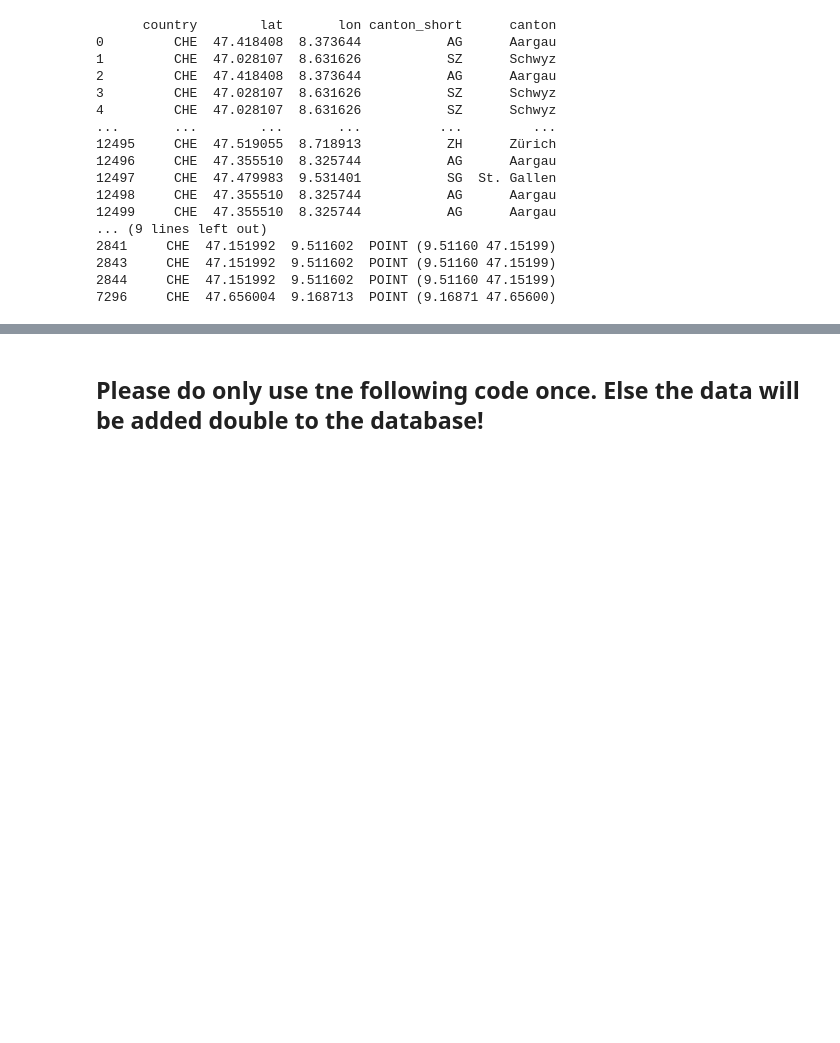
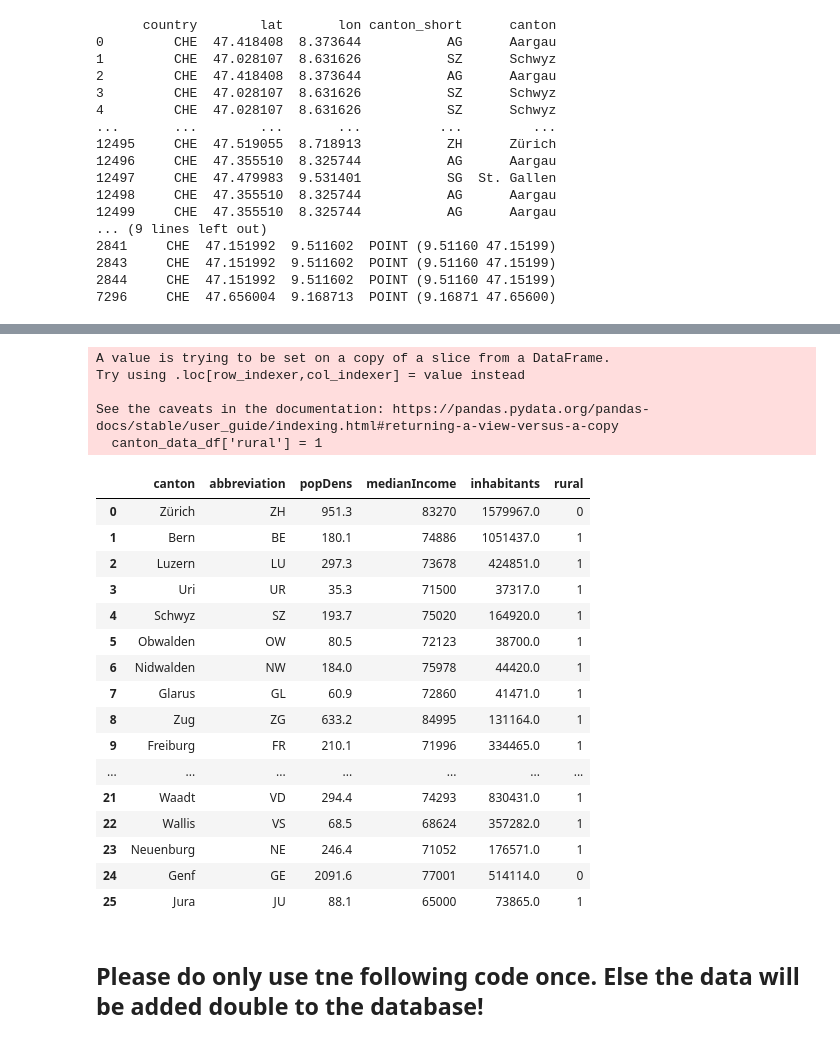
Before and after one commit to matissch/analytics_project, a Jupyter notebook: join_geodata_with_cantons.ipynb, the cells around one changed output, grey strips where cells are left out. Drawn from its saved outputs; the diff is of its cells as text; code cells hidden in the pictures; blank space fills up the shorter version.

```diff
--- a/join_geodata_with_cantons.ipynb
+++ b/join_geodata_with_cantons.ipynb
@@ -141,19 +141,20 @@ print(unmatched_chargers)
 7296     CHE  47.656004  9.168713  POINT (9.16871 47.65600)
 # %%
 df = get_pop_dens()
-
 df_inhabitant = df[['GEO_NAME', 'UNIT', 'VALUE']]
 df_inhabitant = df_inhabitant[df_inhabitant['UNIT'] == "Einwohner/Innen"]
 df_popDens = df[['GEO_NAME', 'UNIT', 'VALUE']]
 df_popDens = df_popDens[df_popDens['UNIT'] != "Einwohner/Innen"]
 
+#adding Freiburg, bc is was missing
 
-#result_df = pd.merge(df_clean, df_popDens, left_on='canton_standart', right_on='GEO_NAME', how='left')
+# Create a new DataFrame for the new row
+new_row_popDens = pd.DataFrame([{'GEO_NAME':'Freiburg', 'UNIT':'Einwohner pro km²', 'VALUE':210.1}])
+new_row_inhabitants = pd.DataFrame([{'GEO_NAME':'Freiburg', 'UNIT':'Einwohner/Innen', 'VALUE':334465}])
 
-#adding Freiburg, bc is was missing
-df_inhabitant.loc[25] = ('Freiburg','Einwohner/Innen', 334465)
+# Concatenate df_popDens and the new row
+df_popDens = pd.concat([df_popDens, new_row_popDens], ignore_index=True)
+df_inhabitants = pd.concat([df_inhabitant, new_row_inhabitants], ignore_index=True)
+
+df_popDens.rename(columns={'VALUE':'popDens', 'GEO_NAME': 'canton'}, inplace=True)
 df_inhabitant.rename(columns={'VALUE':'inhabitants', 'GEO_NAME': 'canton'}, inplace=True)
-df_popDens.loc[25] = ('Freiburg','Einwohner pro km²',1543)
-df_popDens.rename(columns={'VALUE':'popDens', 'GEO_NAME': 'canton'}, inplace=True)
-print(df_inhabitant)
-df_popDens
@@ -338,3 +309,31 @@ canton_data_df
+# %%
+# Add new column with category "urban" or "rural" depending on population density
+canton_data_df['rural'] = 1
+canton_data_df.loc[canton_data_df['popDens'] > 900, 'rural'] = 0
+canton_data_df
+# %% [output]
+A value is trying to be set on a copy of a slice from a DataFrame.
+Try using .loc[row_indexer,col_indexer] = value instead
+
+See the caveats in the documentation: https://pandas.pydata.org/pandas-docs/stable/user_guide/indexing.html#returning-a-view-versus-a-copy
+  canton_data_df['rural'] = 1
+|  | canton | abbreviation | popDens | medianIncome | inhabitants | rural |
+| 0 | Zürich | ZH | 951.3 | 83270 | 1579967.0 | 0 |
+| 1 | Bern | BE | 180.1 | 74886 | 1051437.0 | 1 |
+| 2 | Luzern | LU | 297.3 | 73678 | 424851.0 | 1 |
+| 3 | Uri | UR | 35.3 | 71500 | 37317.0 | 1 |
+| 4 | Schwyz | SZ | 193.7 | 75020 | 164920.0 | 1 |
+| 5 | Obwalden | OW | 80.5 | 72123 | 38700.0 | 1 |
+| 6 | Nidwalden | NW | 184.0 | 75978 | 44420.0 | 1 |
+| 7 | Glarus | GL | 60.9 | 72860 | 41471.0 | 1 |
+| 8 | Zug | ZG | 633.2 | 84995 | 131164.0 | 1 |
+| 9 | Freiburg | FR | 210.1 | 71996 | 334465.0 | 1 |
+| ... | ... | ... | ... | ... | ... | ... |
+| 21 | Waadt | VD | 294.4 | 74293 | 830431.0 | 1 |
+| 22 | Wallis | VS | 68.5 | 68624 | 357282.0 | 1 |
+| 23 | Neuenburg | NE | 246.4 | 71052 | 176571.0 | 1 |
+| 24 | Genf | GE | 2091.6 | 77001 | 514114.0 | 0 |
+| 25 | Jura | JU | 88.1 | 65000 | 73865.0 | 1 |
 # %% [markdown]
 ## Please do only use tne following code once. Else the data will be added double to the database!
 # %%
```
Also changed, not shown: parts of 7 cells of this notebook, 4 other files.
